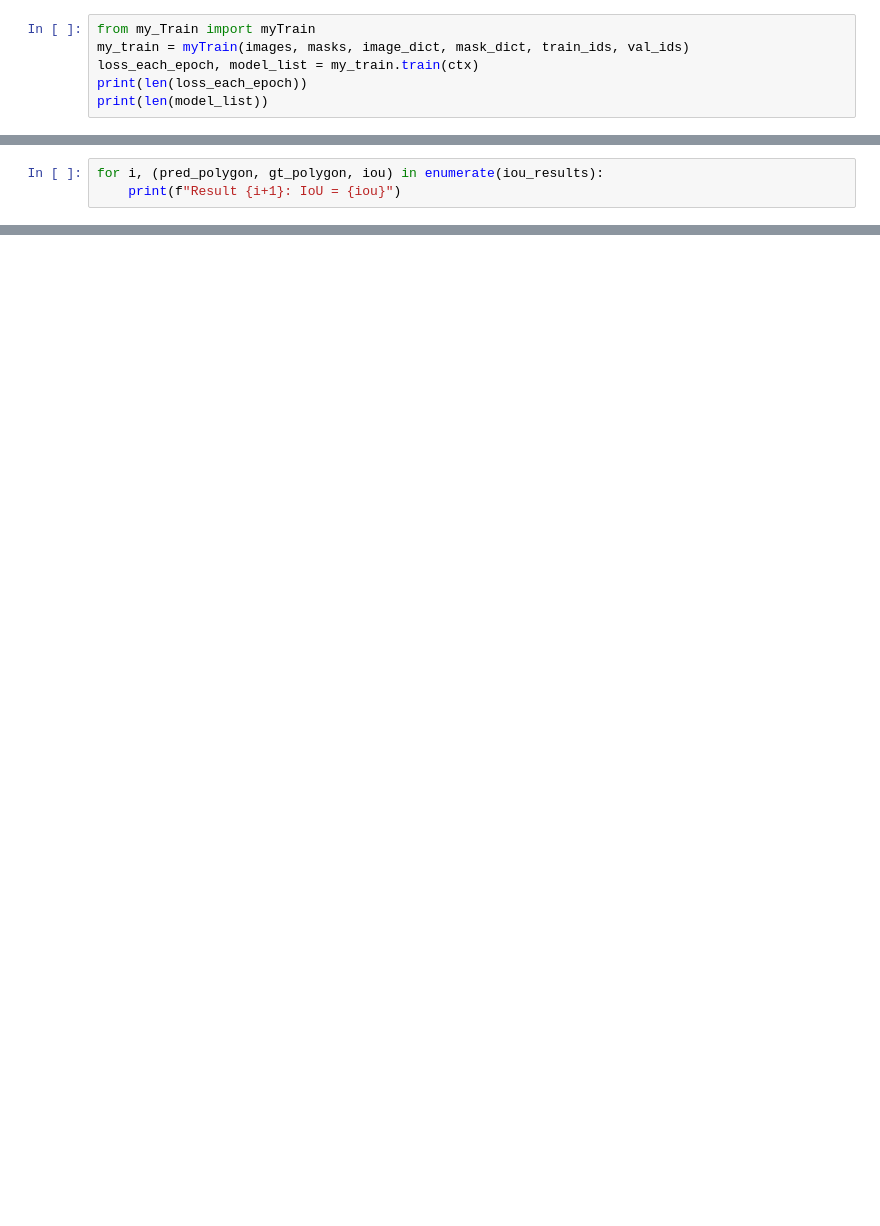
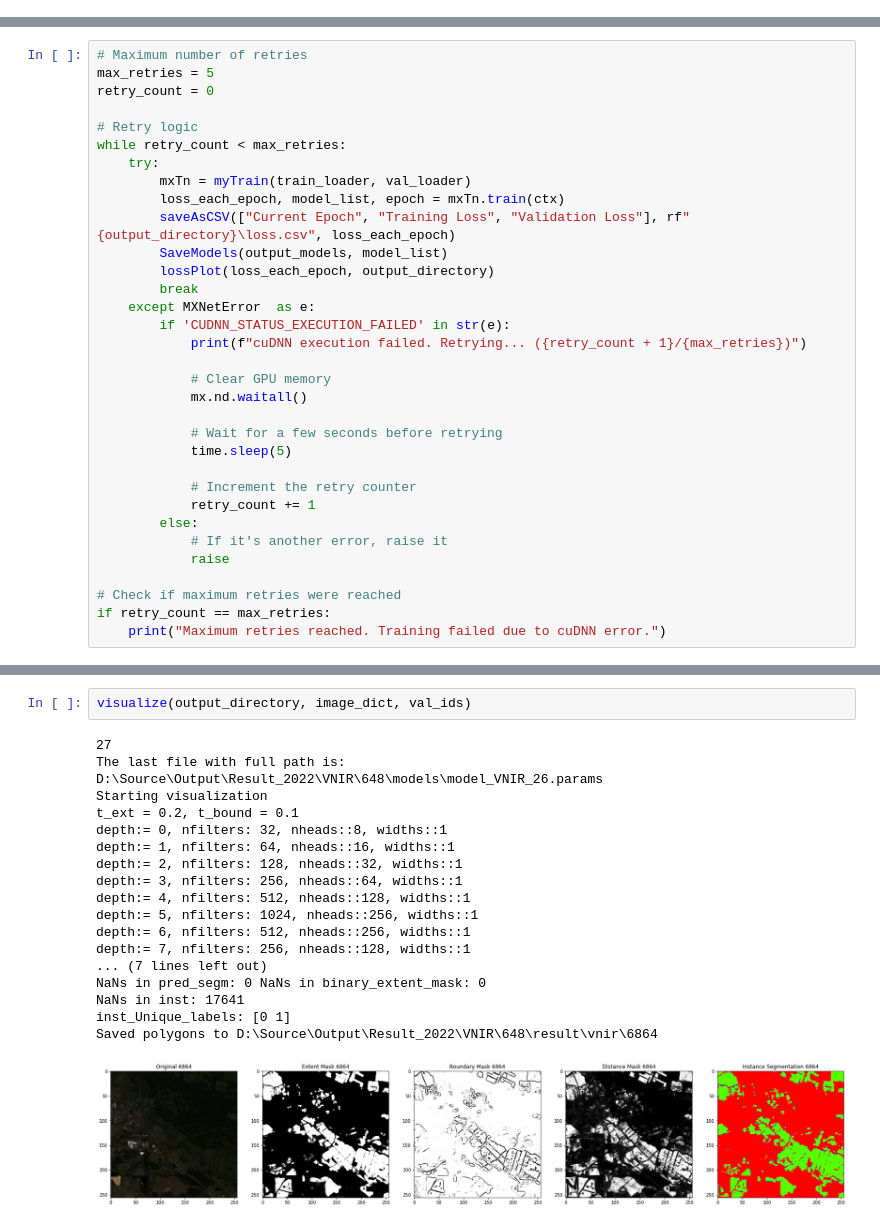
Before and after one commit to SajaniJoshi/MasterThesis, a Jupyter notebook: examples/myDecode.ipynb, the cells around one changed output, grey strips where cells are left out. Saved outputs shown, nothing was run; the diff lists cells and outputs as text; blank space fills up the shorter version.

```diff
--- a/examples/myDecode.ipynb
+++ b/examples/myDecode.ipynb
@@ -53,6 +0,0 @@ ctx=context.gpu()
-# %%
-from my_Train import myTrain
-my_train = myTrain(images, masks, image_dict, mask_dict, train_ids, val_ids)
-loss_each_epoch, model_list = my_train.train(ctx)
-print(len(loss_each_epoch))
-print(len(model_list))
@@ -116,3 +0,0 @@ iou_results= comIou.calculateIOU()
-# %%
-for i, (pred_polygon, gt_polygon, iou) in enumerate(iou_results):
-    print(f"Result {i+1}: IoU = {iou}")
@@ -123,0 +100,33 @@ print(f"Precision: {precision}, Recall: {recall}, F1-Score: {f1_score}")
+# %%
+# Maximum number of retries
+max_retries = 5
+retry_count = 0
+
+# Retry logic
+while retry_count < max_retries:
+    try:
+        mxTn = myTrain(train_loader, val_loader)
+        loss_each_epoch, model_list, epoch = mxTn.train(ctx)
+        saveAsCSV(["Current Epoch", "Training Loss", "Validation Loss"], rf"{output_directory}\loss.csv", loss_each_epoch)
+        SaveModels(output_models, model_list)
+        lossPlot(loss_each_epoch, output_directory)
+        break
+    except MXNetError  as e:
+        if 'CUDNN_STATUS_EXECUTION_FAILED' in str(e):
+            print(f"cuDNN execution failed. Retrying... ({retry_count + 1}/{max_retries})")
+
+            # Clear GPU memory
+            mx.nd.waitall()
+
+            # Wait for a few seconds before retrying
+            time.sleep(5)
+
+            # Increment the retry counter
+            retry_count += 1
+        else:
+            # If it's another error, raise it
+            raise
+
+# Check if maximum retries were reached
+if retry_count == max_retries:
+    print("Maximum retries reached. Training failed due to cuDNN error.")
@@ -123,0 +378,21 @@ print(f"Precision: {precision}, Recall: {recall}, F1-Score: {f1_score}")
+# %%
+visualize(output_directory, image_dict, val_ids)
+# %% [output]
+27
+The last file with full path is: D:\Source\Output\Result_2022\VNIR\648\models\model_VNIR_26.params
+Starting visualization
+t_ext = 0.2, t_bound = 0.1
+depth:= 0, nfilters: 32, nheads::8, widths::1
+depth:= 1, nfilters: 64, nheads::16, widths::1
+depth:= 2, nfilters: 128, nheads::32, widths::1
+depth:= 3, nfilters: 256, nheads::64, widths::1
+depth:= 4, nfilters: 512, nheads::128, widths::1
+depth:= 5, nfilters: 1024, nheads::256, widths::1
+depth:= 6, nfilters: 512, nheads::256, widths::1
+depth:= 7, nfilters: 256, nheads::128, widths::1
+... (7 lines left out)
+NaNs in pred_segm: 0 NaNs in binary_extent_mask: 0
+NaNs in inst: 17641
+inst_Unique_labels: [0 1]
+Saved polygons to D:\Source\Output\Result_2022\VNIR\648\result\vnir\6864
+[figure, added]
```
Also changed, not shown: parts of 22 cells of this notebook.
